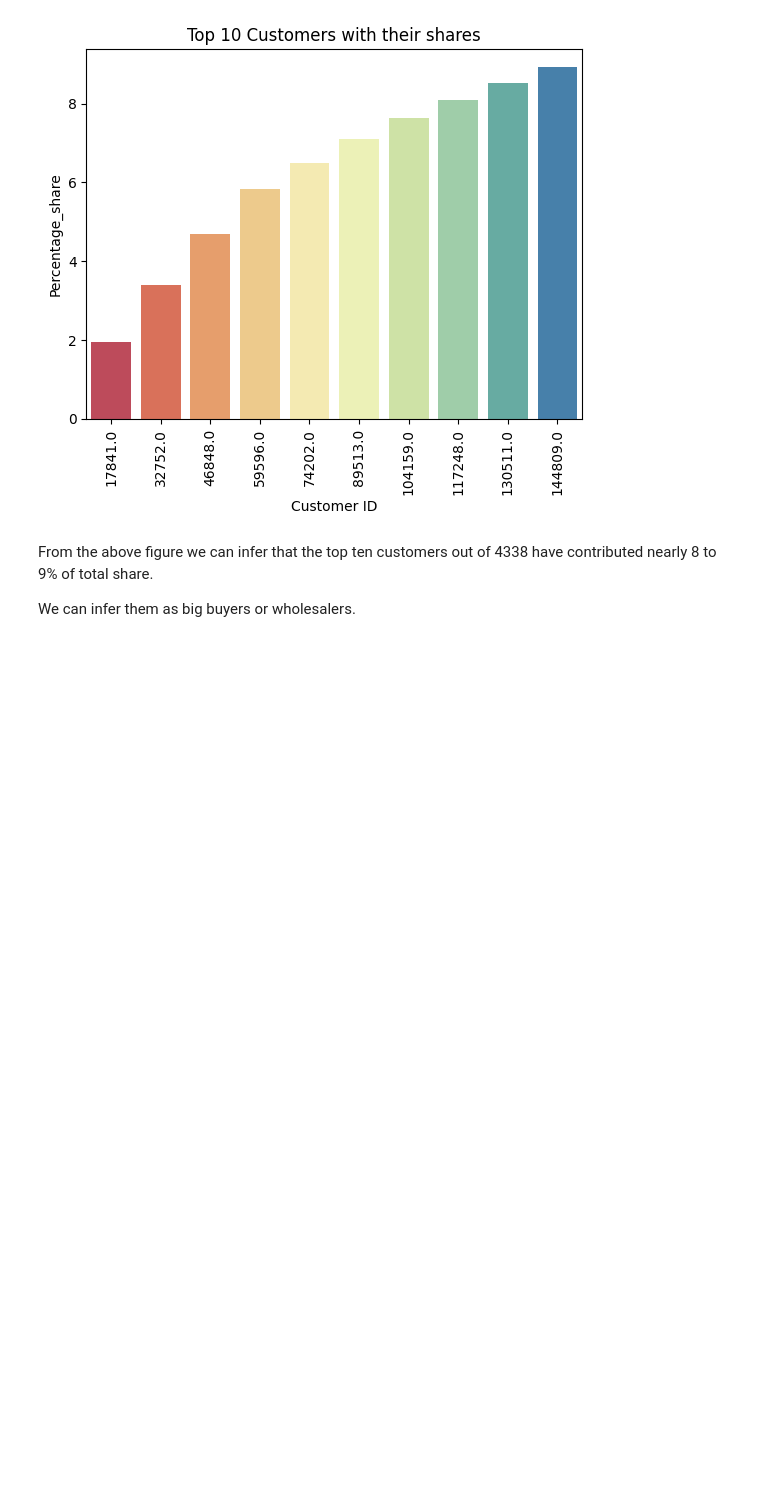
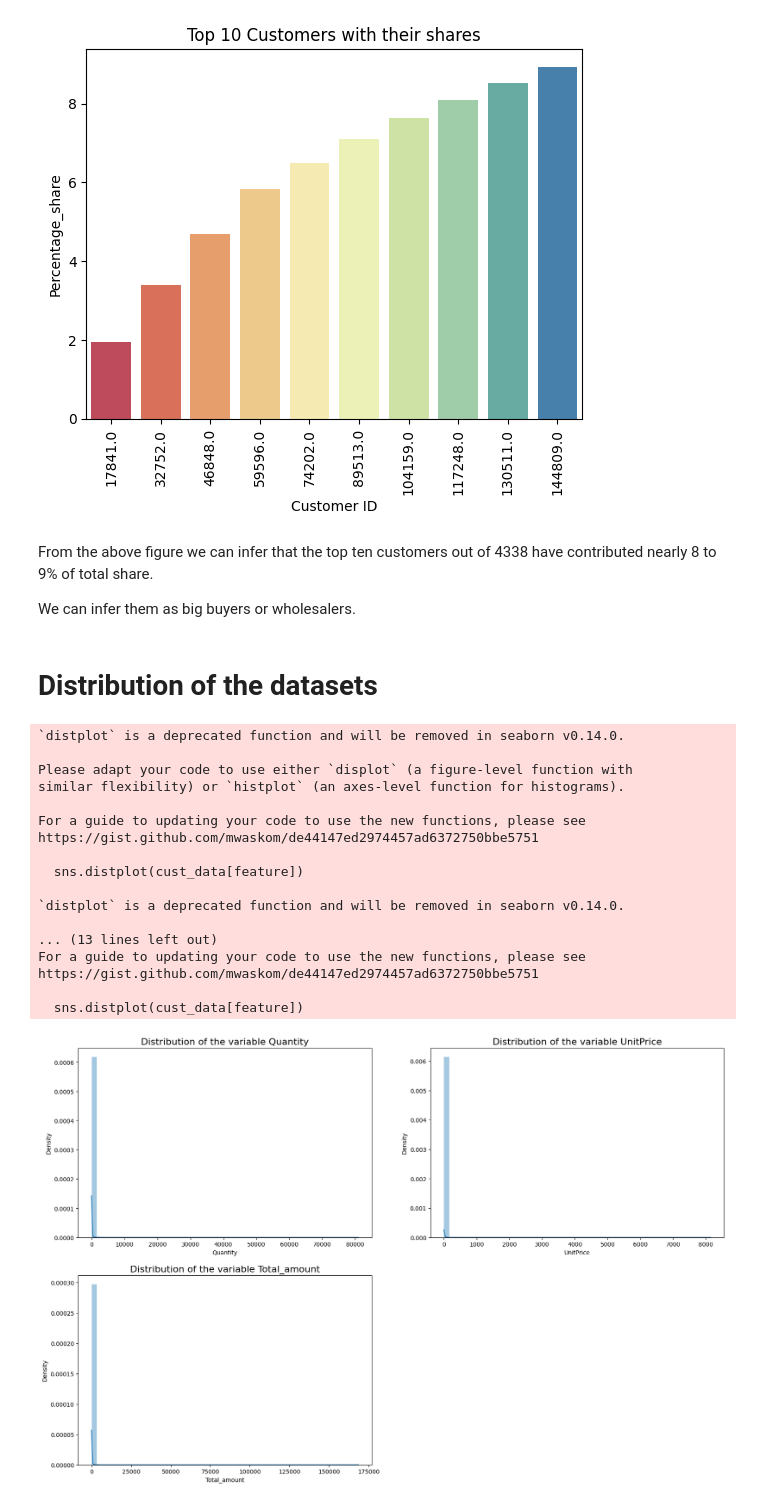
Before and after one commit to Tilak46-R/Customer-segmentation-using-unsupervised-learning, a Jupyter notebook: Customer_segmentation_using_unsupervised_learning.ipynb, the cells around one changed output. Saved outputs shown, nothing was run; the diff lists cells and outputs as text; code cells hidden in the pictures; blank space fills up the shorter version.

```diff
--- a/Customer_segmentation_using_unsupervised_learning.ipynb
+++ b/Customer_segmentation_using_unsupervised_learning.ipynb
@@ -360,7 +353,7 @@ cust_data['hour'] = cust_data['InvoiceDate'].apply(lambda x: x.hour)
 cust_data['minute'] = cust_data['InvoiceDate'].apply(lambda x: x.minute)
 cust_data['month'] = cust_data['InvoiceDate'].dt.month_name()
 # %%
-cust_data['Tota_amount'] = cust_data['UnitPrice']*cust_data['Quantity']
+cust_data['Total_amount'] = cust_data['UnitPrice']*cust_data['Quantity']
 # %%
 cust_data.head()
 # %% [output]
@@ -507,14 +500,35 @@ Passing `palette` without assigning `hue` is deprecated and will be removed in v
 From the above figure we can infer that the top ten customers out of 4338 have contributed nearly 8 to 9% of total share.
 
 We can infer them as big buyers or wholesalers.
+# %% [markdown]
+# **Distribution of the datasets**
 # %%
-num_features = ['Quantity','UnitPrice','TotalAmount']
-count=1
-plt.subplots(figsize = (15,10))
+num_features = ['Quantity', 'UnitPrice', 'Total_amount']
+count = 1
+plt.subplots(figsize=(20,13))
 for feature in num_features:
   plt.subplot(2,2,count)
-  sns.displot(cust_data[feature])
+  sns.distplot(cust_data[feature])
   plt.title(f"Distribution of the variable {feature}", fontsize=16)
   plt.xlabel(f"{feature}")
   plt.ylabel("Density")
   count += 1
+# %% [output]
+`distplot` is a deprecated function and will be removed in seaborn v0.14.0.
+
+Please adapt your code to use either `displot` (a figure-level function with
+similar flexibility) or `histplot` (an axes-level function for histograms).
+
+For a guide to updating your code to use the new functions, please see
+https://gist.github.com/mwaskom/de44147ed2974457ad6372750bbe5751
+
+  sns.distplot(cust_data[feature])
+
+`distplot` is a deprecated function and will be removed in seaborn v0.14.0.
+
+... (13 lines left out)
+For a guide to updating your code to use the new functions, please see
+https://gist.github.com/mwaskom/de44147ed2974457ad6372750bbe5751
+
+  sns.distplot(cust_data[feature])
+[figure, added]
```
Also changed, not shown: parts of 10 cells of this notebook.
